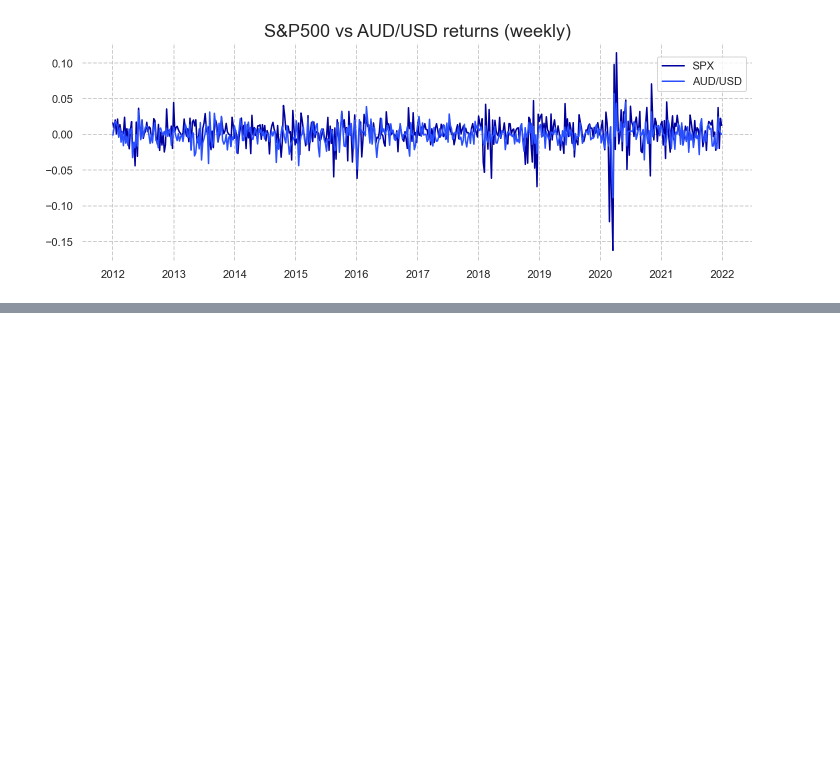
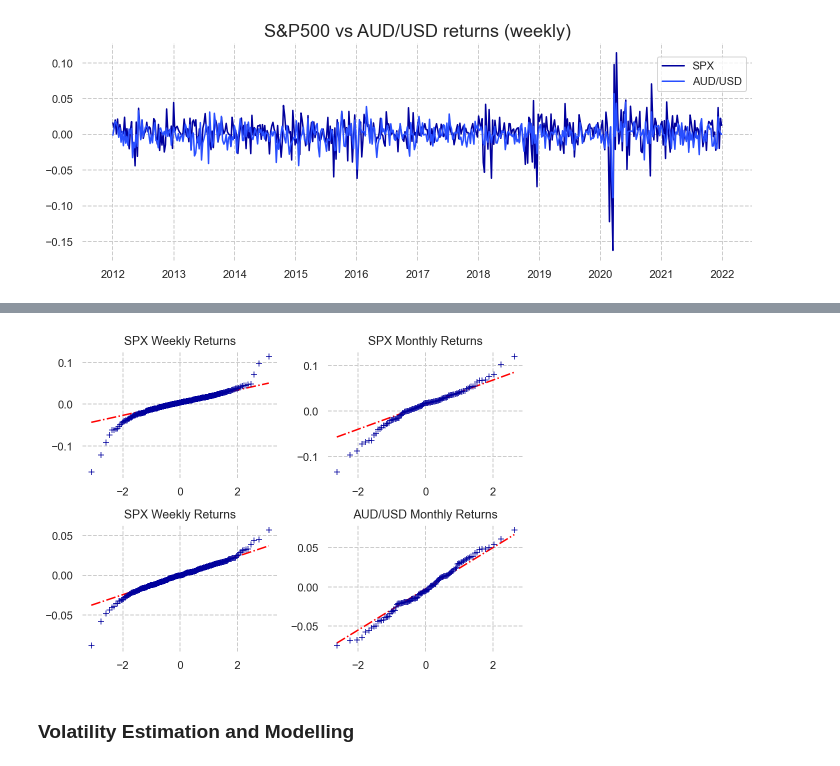
Before and after one commit to Sinbad-The-Sailor/Financial-Mathematics-Notebooks, a Jupyter notebook: volatility_modelling.ipynb, the cells around one changed output, grey strips where cells are left out. Drawn from its saved outputs; the diff is of its cells as text; code cells hidden in the pictures; blank space fills up the shorter version.

```diff
--- a/volatility_modelling.ipynb
+++ b/volatility_modelling.ipynb
@@ -90,0 +229,63 @@ aud_weekly_kurt = aud_weekly_returns.kurtosis()
+# %%
+def qq_plot_normal(observations):
+    observations.sort()
+    n_observations = len(observations)
+
+    empirical_quantiles = observations
+    theoretical_quantiles = [stats.norm.ppf((i - 0.5)/n_observations) for i in range(1, n_observations + 1)]
+
+    ## qq-line (y = mx + b) based on the 25th and 75th quantile of each distribtuion.
+    (x1, x2) = stats.norm.ppf((0.25, 0.75))
+    (y1, y2) = np.quantile(observations, (0.25, 0.75))
+
+    slope = (y2 - y1)/(x2 - x1)
+    intercept = y2 - (slope * x2)
+    qqrange = np.linspace(theoretical_quantiles[0], theoretical_quantiles[-1])
+    qqline = [slope * x + intercept for x in qqrange]
+
+    #ax.plot(qqrange, qqline, linestyle='dashdot', color='red')
+    #ax.scatter(theoretical_quantiles, empirical_quantiles, marker='+', linewidths=0.75, zorder=2)
+    return ([theoretical_quantiles, empirical_quantiles], [qqrange, qqline])
+
+
+fig, axs = plt.subplots(2, 2)
+
+marker = '+'
+linewidths=0.75
+zorder = 2
+qq_color = 'red'
+linestyle = 'dashdot'
+
+
+qq_spx_weekly = qq_plot_normal(spx_weekly_returns[1:].to_list())
+axs[0, 0].plot(qq_spx_weekly[1][0], qq_spx_weekly[1][1], color=qq_color, linestyle=linestyle)
+axs[0, 0].scatter(qq_spx_weekly[0][0], qq_spx_weekly[0][1], marker=marker, linewidths=linewidths, zorder=zorder)
+axs[0, 0].set_title('SPX Weekly Returns')
+axs[0, 0].set_frame_on(False)
+
+qq_spx_monthly = qq_plot_normal(spx_monthly_returns[1:].to_list())
+axs[0, 1].plot(qq_spx_monthly[1][0], qq_spx_monthly[1][1], color=qq_color, linestyle=linestyle)
+axs[0, 1].scatter(qq_spx_monthly[0][0], qq_spx_monthly[0][1], marker=marker, linewidths=linewidths, zorder=zorder)
+axs[0, 1].set_title('SPX Monthly Returns')
+axs[0, 1].set_frame_on(False)
+
+qq_aud_weekly = qq_plot_normal(aud_weekly_returns[1:].to_list())
+axs[1, 0].plot(qq_aud_weekly[1][0], qq_aud_weekly[1][1], color=qq_color, linestyle=linestyle)
+axs[1, 0].scatter(qq_aud_weekly[0][0], qq_aud_weekly[0][1], marker=marker, linewidths=linewidths, zorder=zorder)
+axs[1, 0].set_title('SPX Weekly Returns')
+axs[1, 0].set_frame_on(False)
+
+qq_aud_monthly = qq_plot_normal(aud_monthly_returns[1:].to_list())
+axs[1, 1].plot(qq_aud_monthly[1][0], qq_aud_monthly[1][1], color=qq_color, linestyle=linestyle)
+axs[1, 1].scatter(qq_aud_monthly[0][0], qq_aud_monthly[0][1], marker=marker, linewidths=linewidths, zorder=zorder)
+axs[1, 1].set_title('AUD/USD Monthly Returns')
+axs[1, 1].set_frame_on(False)
+
+
+fig.set_size_inches(7, 5)
+plt.tight_layout()
+plt.show()
+# %% [output]
+[figure, added]
+# %% [markdown]
+### Volatility Estimation and Modelling
```
Also changed, not shown: parts of 12 cells of this notebook.
